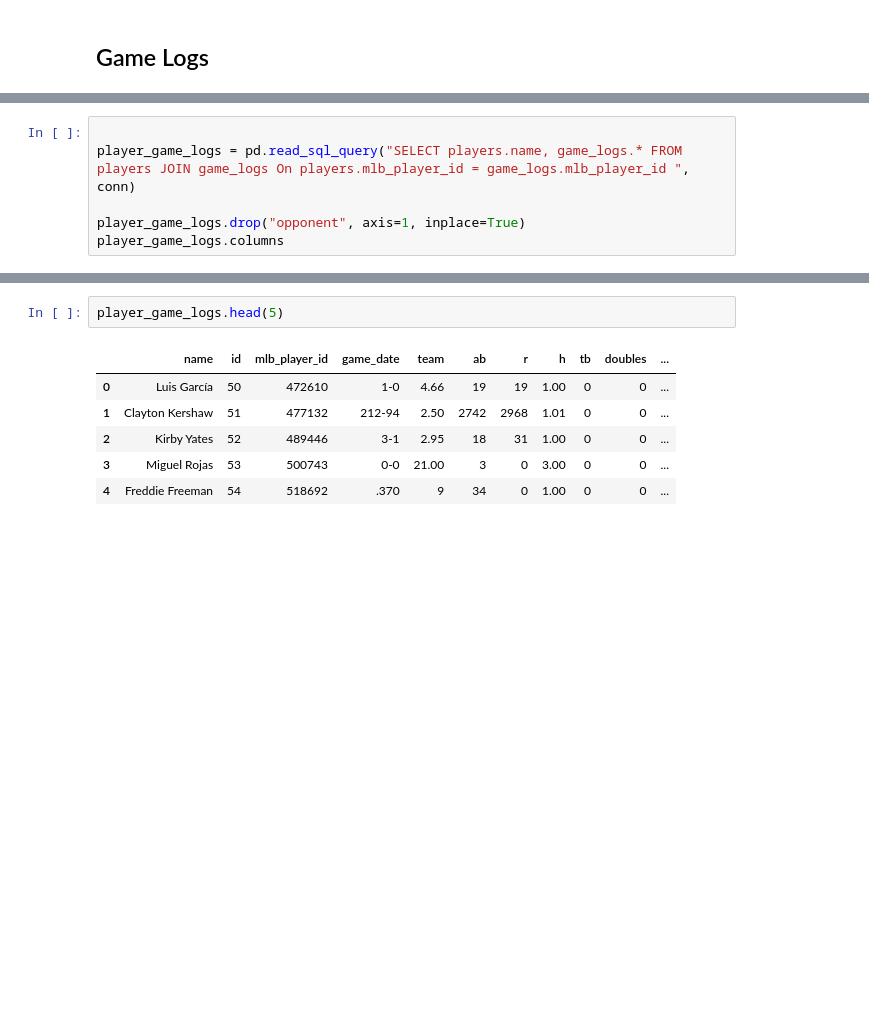
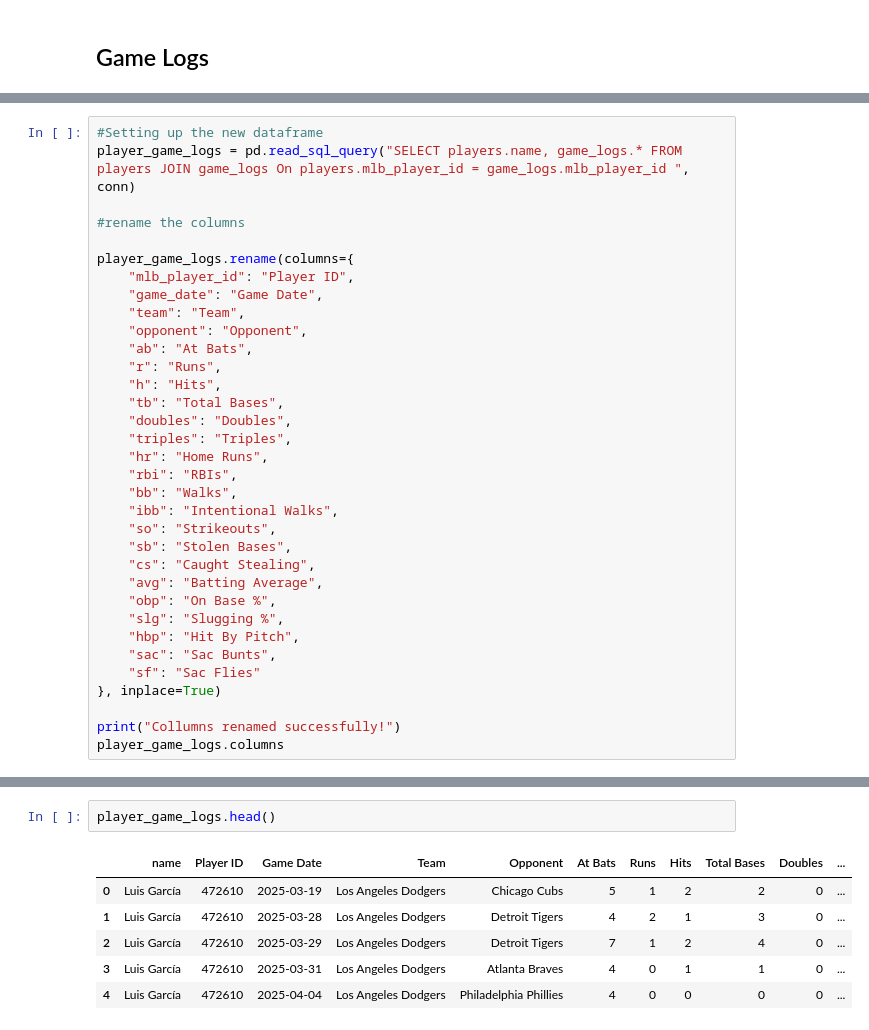
Before and after one commit to laniel123/MLB_Injury_Report, a Jupyter notebook: notebooks /dodgers_db.ipynb, the cells around one changed output, grey strips where cells are left out. Cells and saved outputs as stored; diff of their text form; blank space fills up the shorter version.

```diff
--- a/notebooks /dodgers_db.ipynb
+++ b/notebooks /dodgers_db.ipynb
@@ -423,7 +405,35 @@ test.head(30)
 # %%
-
+#Setting up the new dataframe
 player_game_logs = pd.read_sql_query("SELECT players.name, game_logs.* FROM players JOIN game_logs On players.mlb_player_id = game_logs.mlb_player_id ", conn)
 
-player_game_logs.drop("opponent", axis=1, inplace=True)
+#rename the columns
+
+player_game_logs.rename(columns={
+    "mlb_player_id": "Player ID",
+    "game_date": "Game Date",
+    "team": "Team",
+    "opponent": "Opponent",
+    "ab": "At Bats",
+    "r": "Runs",
+    "h": "Hits",
+    "tb": "Total Bases",
+    "doubles": "Doubles",
+    "triples": "Triples",
+    "hr": "Home Runs",
+    "rbi": "RBIs",
+    "bb": "Walks",
+    "ibb": "Intentional Walks",
+    "so": "Strikeouts",
+    "sb": "Stolen Bases",
+    "cs": "Caught Stealing",
+    "avg": "Batting Average",
+    "obp": "On Base %",
+    "slg": "Slugging %",
+    "hbp": "Hit By Pitch",
+    "sac": "Sac Bunts",
+    "sf": "Sac Flies"
+}, inplace=True)
+
+print("Collumns renamed successfully!")
 player_game_logs.columns
 # %% [output]
@@ -434,9 +450,9 @@ Index(['name', 'id', 'mlb_player_id', 'game_date', 'team', 'ab', 'r', 'h',
 # %%
-player_game_logs.head(5)
+player_game_logs.head()
 # %% [output]
-|  | name | id | mlb_player_id | game_date | team | ab | r | h | tb | doubles | ... |
-| 0 | Luis García | 50 | 472610 | 1-0 | 4.66 | 19 | 19 | 1.00 | 0 | 0 | ... |
-| 1 | Clayton Kershaw | 51 | 477132 | 212-94 | 2.50 | 2742 | 2968 | 1.01 | 0 | 0 | ... |
-| 2 | Kirby Yates | 52 | 489446 | 3-1 | 2.95 | 18 | 31 | 1.00 | 0 | 0 | ... |
-| 3 | Miguel Rojas | 53 | 500743 | 0-0 | 21.00 | 3 | 0 | 3.00 | 0 | 0 | ... |
-| 4 | Freddie Freeman | 54 | 518692 | .370 | 9 | 34 | 0 | 1.00 | 0 | 0 | ... |
+|  | name | Player ID | Game Date | Team | Opponent | At Bats | Runs | Hits | Total Bases | Doubles | ... |
+| 0 | Luis García | 472610 | 2025-03-19 | Los Angeles Dodgers | Chicago Cubs | 5 | 1 | 2 | 2 | 0 | ... |
+| 1 | Luis García | 472610 | 2025-03-28 | Los Angeles Dodgers | Detroit Tigers | 4 | 2 | 1 | 3 | 0 | ... |
+| 2 | Luis García | 472610 | 2025-03-29 | Los Angeles Dodgers | Detroit Tigers | 7 | 1 | 2 | 4 | 0 | ... |
+| 3 | Luis García | 472610 | 2025-03-31 | Los Angeles Dodgers | Atlanta Braves | 4 | 0 | 1 | 1 | 0 | ... |
+| 4 | Luis García | 472610 | 2025-04-04 | Los Angeles Dodgers | Philadelphia Phillies | 4 | 0 | 0 | 0 | 0 | ... |
```
Also changed, not shown: parts of 6 cells of this notebook, 8 other files.
